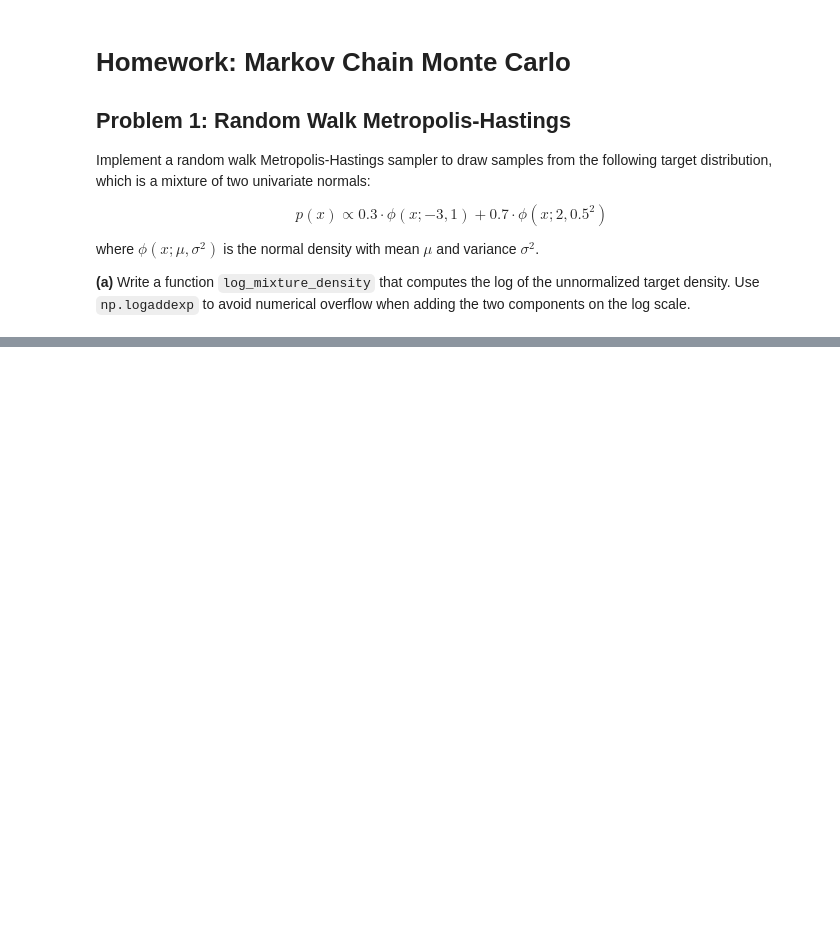
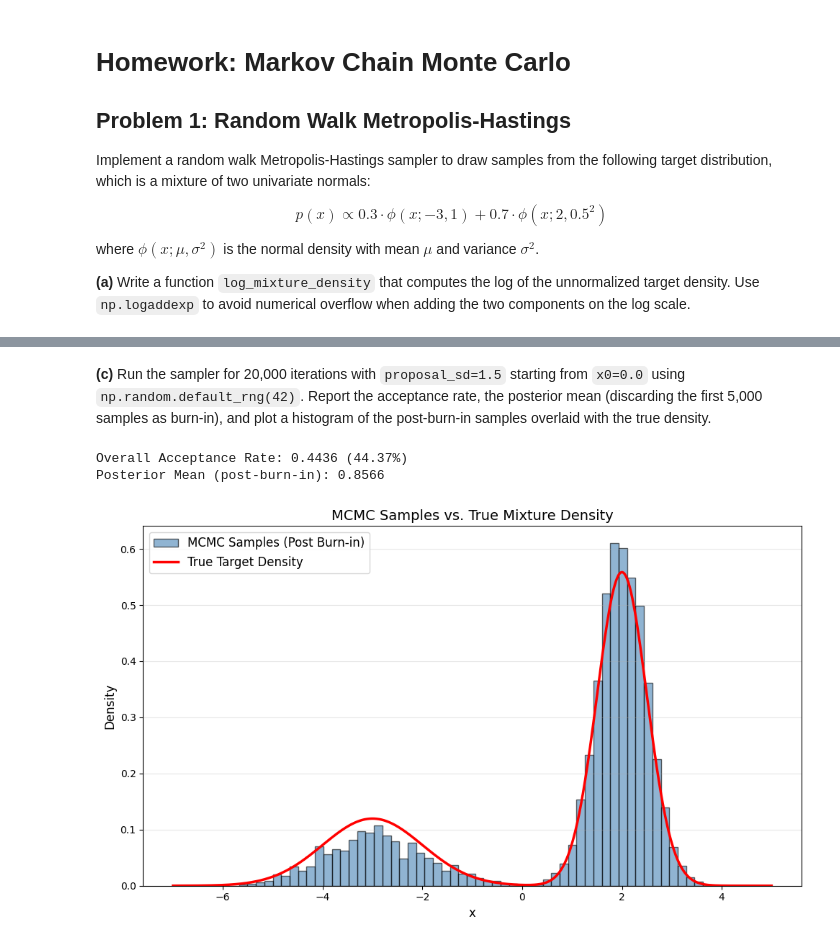
Before and after one commit to Maxwell6321/735-project, a Jupyter notebook: mcmc_hw.ipynb, the cells around one changed output, grey strips where cells are left out. Saved outputs shown, nothing was run; the diff lists cells and outputs as text; code cells hidden in the pictures; blank space fills up the shorter version.

```diff
--- a/mcmc_hw.ipynb
+++ b/mcmc_hw.ipynb
@@ -17,5 +15,20 @@ import numpy as np
 from scipy import stats
 
 def log_mixture_density(x):
-    # Your code here
-    pass
+    """
+    Computes the log of the unnormalized target density:
+    p(x) ∝ 0.3 * N(x; -3, 1^2) + 0.7 * N(x; 2, 0.5^2)
+    """
+    log_w1 = np.log(0.3)
+    log_phi1 = stats.norm.logpdf(x, loc=-3, scale=1)
+    log_comp1 = log_w1 + log_phi1
+
+    log_w2 = np.log(0.7)
+    log_phi2 = stats.norm.logpdf(x, loc=2, scale=0.5)
+    log_comp2 = log_w2 + log_phi2
+
+    return np.logaddexp(log_comp1, log_comp2)
+
+# Verification
+val = log_mixture_density(2.0)
+print(f"log_mixture_density(2.0): {val:.3f}")
@@ -51 +102,61 @@ def random_walk_mh(log_target, x0, proposal_sd, n_iter, rng=None):
+# %% [markdown]
+**(c)** Run the sampler for 20,000 iterations with `proposal_sd=1.5` starting from `x0=0.0` using `np.random.default_rng(42)`. Report the acceptance rate, the posterior mean (discarding the first 5,000 samples as burn-in), and plot a histogram of the post-burn-in samples overlaid with the true density.
+# %%
+import numpy as np
+import matplotlib.pyplot as plt
+from scipy import stats
+
+# Set up the parameters specified in the prompt
+n_iter = 20000
+proposal_sd = 1.5
+x0 = 0.0
+burn_in = 5000
+rng = np.random.default_rng(42)
+
+# 1. Run the sampler
+# (Assuming log_mixture_density and random_walk_mh are defined from parts a and b)
+results = random_walk_mh(log_mixture_density, x0, proposal_sd, n_iter, rng)
+samples = results['samples']
+acceptance_rate = results['acceptance_rate']
+
+# 2. Discard the burn-in period
+post_burn_in_samples = samples[burn_in:]
+
+# 3. Calculate the posterior mean
+posterior_mean = np.mean(post_burn_in_samples)
+
+# Report the numerical results
+print(f"Overall Acceptance Rate: {acceptance_rate:.4f} ({acceptance_rate * 100:.2f}%)")
+print(f"Posterior Mean (post-burn-in): {posterior_mean:.4f}")
+
+# 4. Plotting the results
+plt.figure(figsize=(10, 6))
+
+# Histogram of the post-burn-in samples
+# density=True normalizes the histogram so the total area equals 1
+plt.hist(post_burn_in_samples, bins=60, density=True, alpha=0.6,
+         color='steelblue', edgecolor='black', label='MCMC Samples (Post Burn-in)')
+
+# Calculate the true density curve for the overlay
+x_vals = np.linspace(-7, 5, 1000)
+# Note: For plotting, we need the actual density, not the log density
+true_density = 0.3 * stats.norm.pdf(x_vals, loc=-3, scale=1) + \
+               0.7 * stats.norm.pdf(x_vals, loc=2, scale=0.5)
+
+plt.plot(x_vals, true_density, 'r-', lw=2.5, label='True Target Density')
+
+# Formatting the plot
+plt.title('MCMC Samples vs. True Mixture Density', fontsize=14)
+plt.xlabel('x', fontsize=12)
+plt.ylabel('Density', fontsize=12)
+plt.legend(fontsize=12)
+plt.grid(axis='y', alpha=0.3)
+plt.tight_layout()
+
+# Display the plot
+plt.show()
+# %% [output]
+Overall Acceptance Rate: 0.4436 (44.37%)
+Posterior Mean (post-burn-in): 0.8566
+[figure, added]
 # %% [markdown]
```
Also changed, not shown: parts of 32 cells of this notebook, 1 other file.
